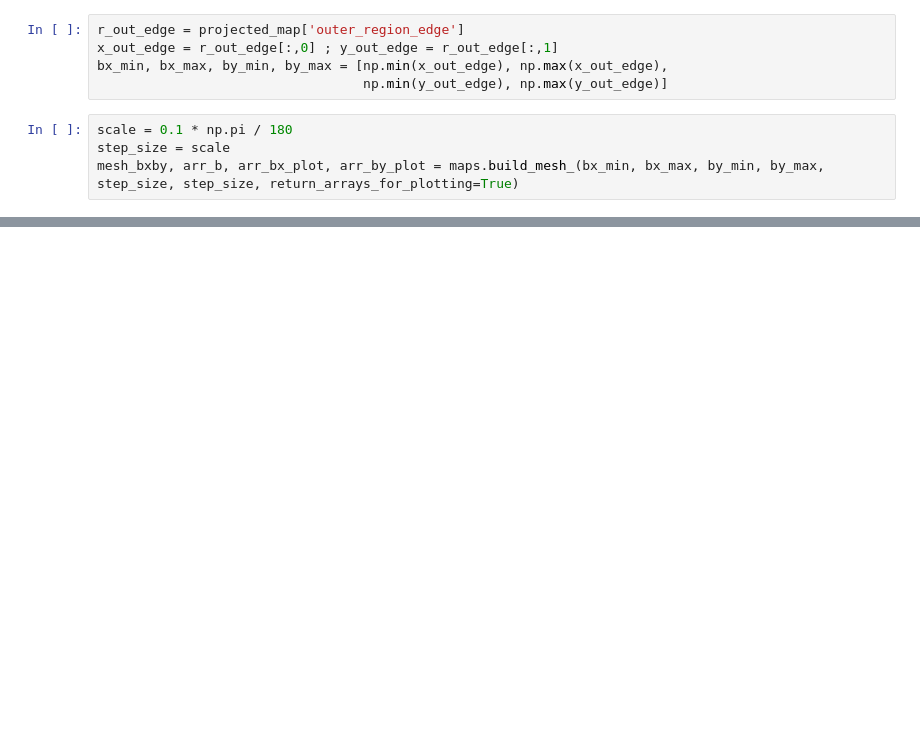
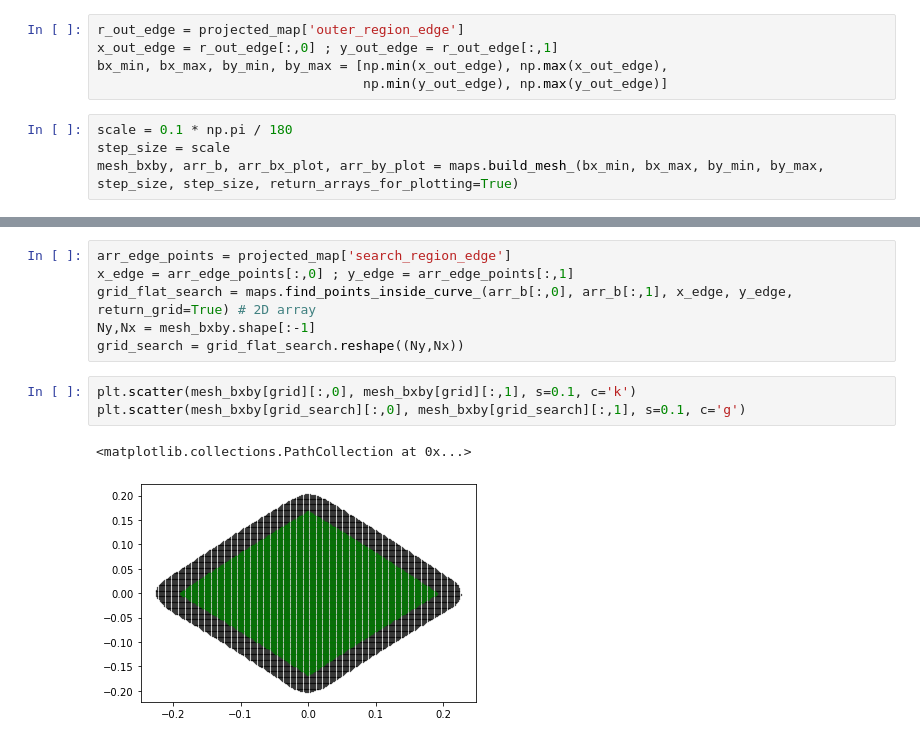
Before and after one commit to edwarddramirez/skysearch, a Jupyter notebook: wavelet_vs_density_bkgd.ipynb, the cells around one changed output, grey strips where cells are left out. Cells and saved outputs as stored; diff of their text form; blank space fills up the shorter version.

```diff
--- a/wavelet_vs_density_bkgd.ipynb
+++ b/wavelet_vs_density_bkgd.ipynb
@@ -96,0 +102,12 @@ ax.axis('equal')
+# %%
+arr_edge_points = projected_map['search_region_edge']
+x_edge = arr_edge_points[:,0] ; y_edge = arr_edge_points[:,1]
+grid_flat_search = maps.find_points_inside_curve_(arr_b[:,0], arr_b[:,1], x_edge, y_edge, return_grid=True) # 2D array
+Ny,Nx = mesh_bxby.shape[:-1]
+grid_search = grid_flat_search.reshape((Ny,Nx))
+# %%
+plt.scatter(mesh_bxby[grid][:,0], mesh_bxby[grid][:,1], s=0.1, c='k')
+plt.scatter(mesh_bxby[grid_search][:,0], mesh_bxby[grid_search][:,1], s=0.1, c='g')
+# %% [output]
+<matplotlib.collections.PathCollection at 0x...>
+[figure, added]
```
Also changed, not shown: parts of 39 cells of this notebook.
